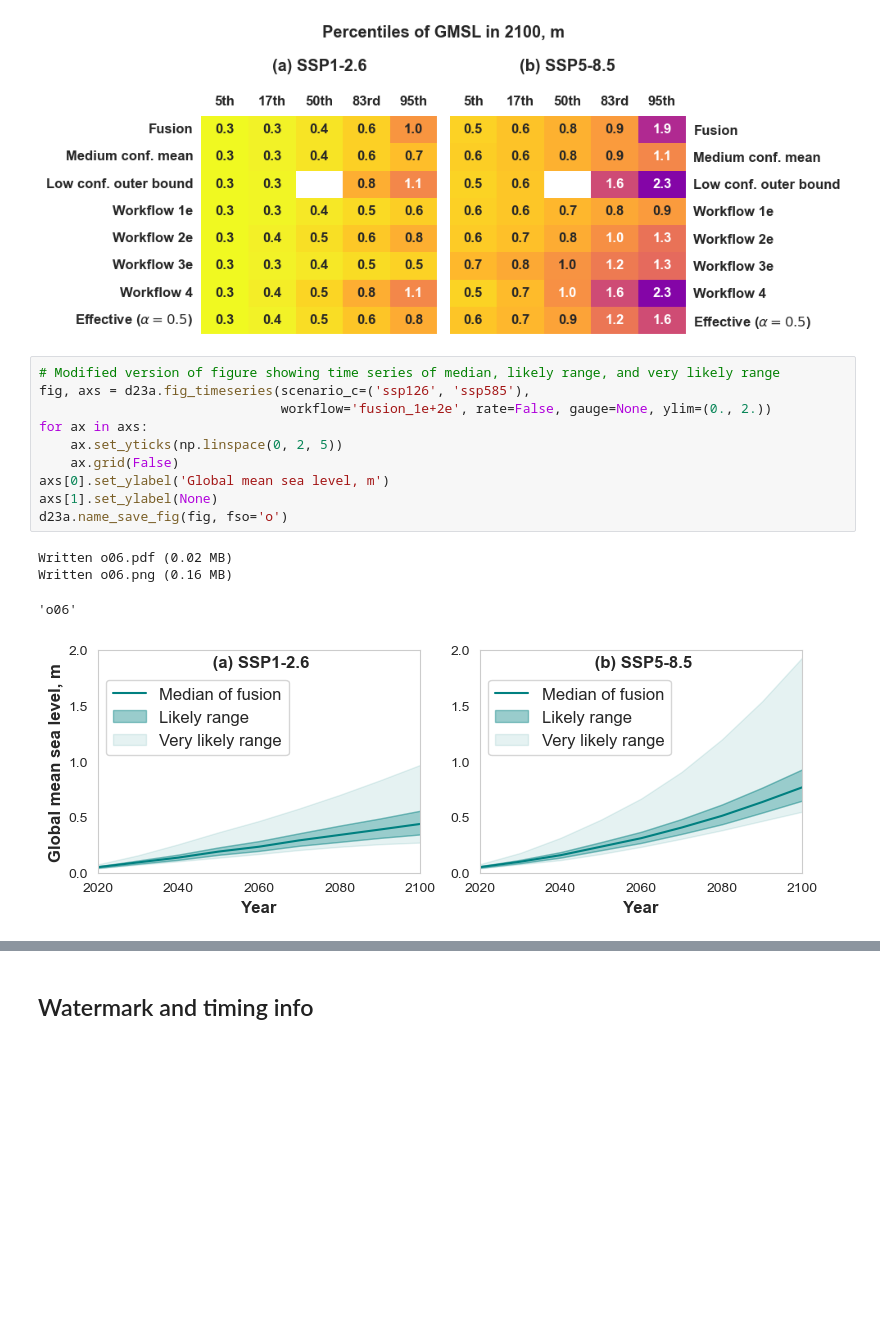
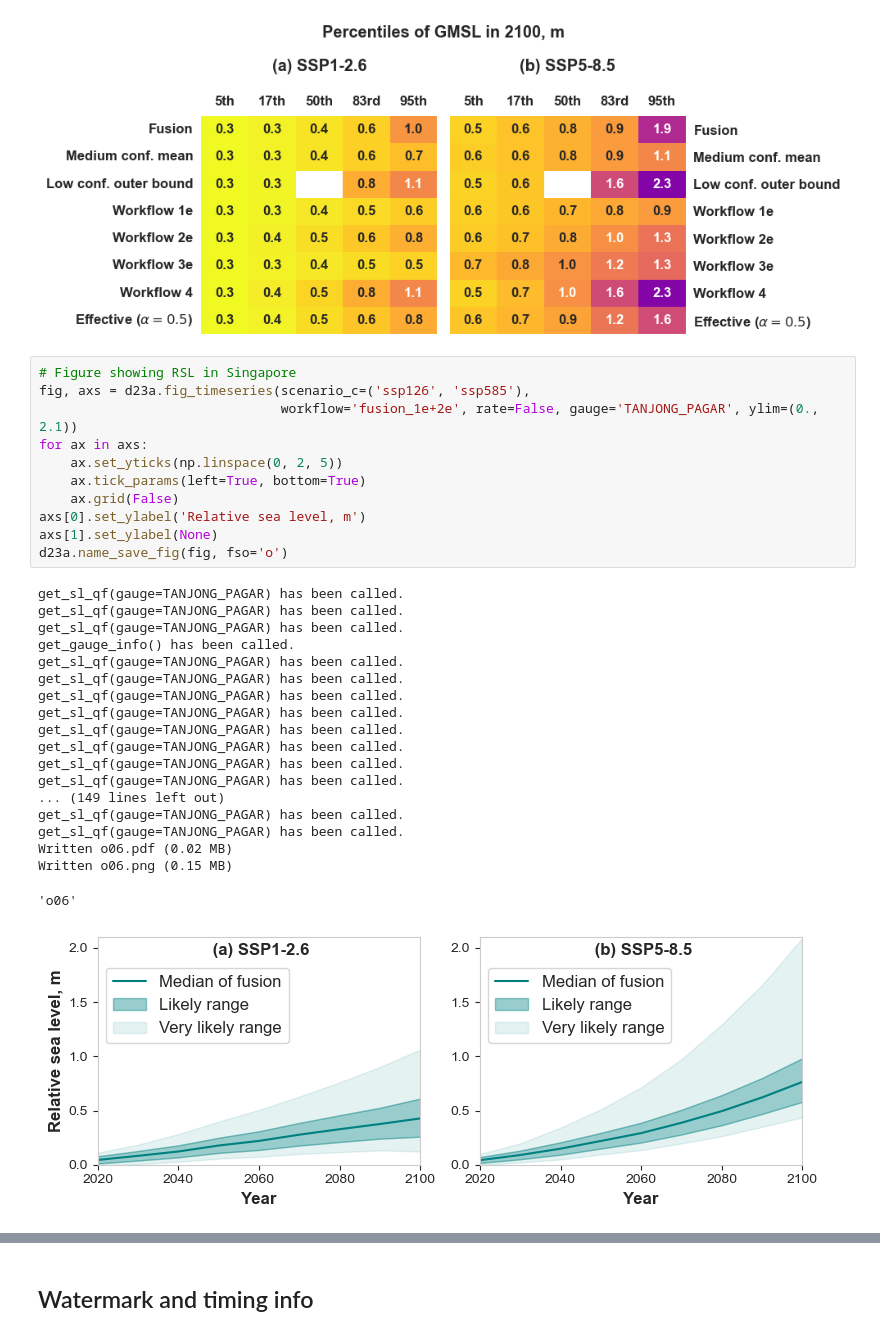
Before and after one commit to grandey/d23a-fusion, a Jupyter notebook: fusion_analysis_d23a.ipynb, the cells around one changed output, grey strips where cells are left out. Drawn from its saved outputs; the diff is of its cells as text; blank space fills up the shorter version.

Commit message:
fusion_analysis_d23a.ipynb: plot 'o' figures showing RSL and rate of change in Singapore.

```diff
--- a/fusion_analysis_d23a.ipynb
+++ b/fusion_analysis_d23a.ipynb
@@ -175,17 +175,33 @@ Written o05.png (0.29 MB)
 'o05'
 [figure]
 # %%
-# Modified version of figure showing time series of median, likely range, and very likely range
+# Figure showing RSL in Singapore
 fig, axs = d23a.fig_timeseries(scenario_c=('ssp126', 'ssp585'),
-                               workflow='fusion_1e+2e', rate=False, gauge=None, ylim=(0., 2.))
+                               workflow='fusion_1e+2e', rate=False, gauge='TANJONG_PAGAR', ylim=(0., 2.1))
 for ax in axs:
     ax.set_yticks(np.linspace(0, 2, 5))
+    ax.tick_params(left=True, bottom=True)
     ax.grid(False)
-axs[0].set_ylabel('Global mean sea level, m')
+axs[0].set_ylabel('Relative sea level, m')
 axs[1].set_ylabel(None)
 d23a.name_save_fig(fig, fso='o')
 # %% [output]
+get_sl_qf(gauge=TANJONG_PAGAR) has been called.
+get_sl_qf(gauge=TANJONG_PAGAR) has been called.
+get_sl_qf(gauge=TANJONG_PAGAR) has been called.
+get_gauge_info() has been called.
+get_sl_qf(gauge=TANJONG_PAGAR) has been called.
+get_sl_qf(gauge=TANJONG_PAGAR) has been called.
+get_sl_qf(gauge=TANJONG_PAGAR) has been called.
+get_sl_qf(gauge=TANJONG_PAGAR) has been called.
+get_sl_qf(gauge=TANJONG_PAGAR) has been called.
+get_sl_qf(gauge=TANJONG_PAGAR) has been called.
+get_sl_qf(gauge=TANJONG_PAGAR) has been called.
+get_sl_qf(gauge=TANJONG_PAGAR) has been called.
+... (149 lines left out)
+get_sl_qf(gauge=TANJONG_PAGAR) has been called.
+get_sl_qf(gauge=TANJONG_PAGAR) has been called.
 Written o06.pdf (0.02 MB)
-Written o06.png (0.16 MB)
+Written o06.png (0.15 MB)
 'o06'
-[figure, old version]
+[figure, new version]
```
Also changed, not shown: parts of 2 cells of this notebook, 2 other files.
